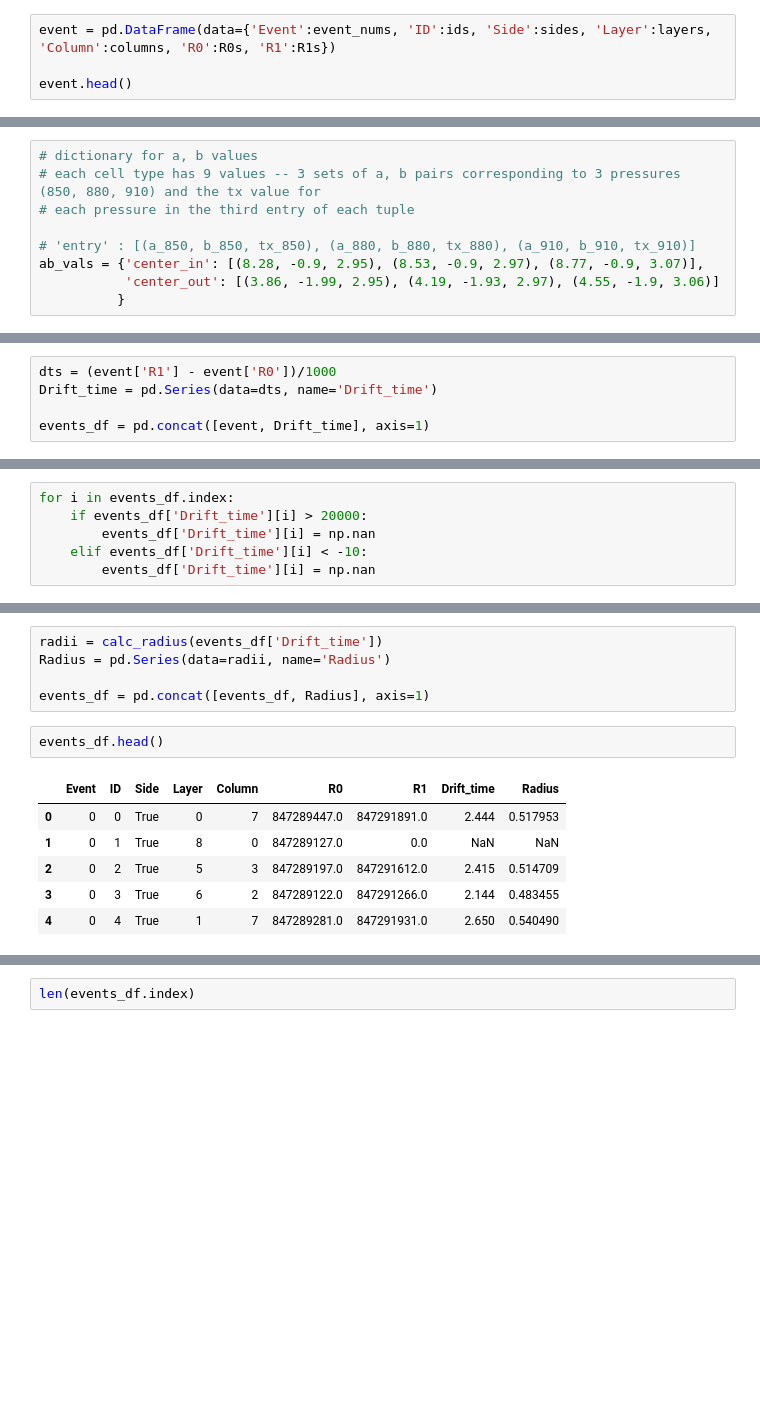
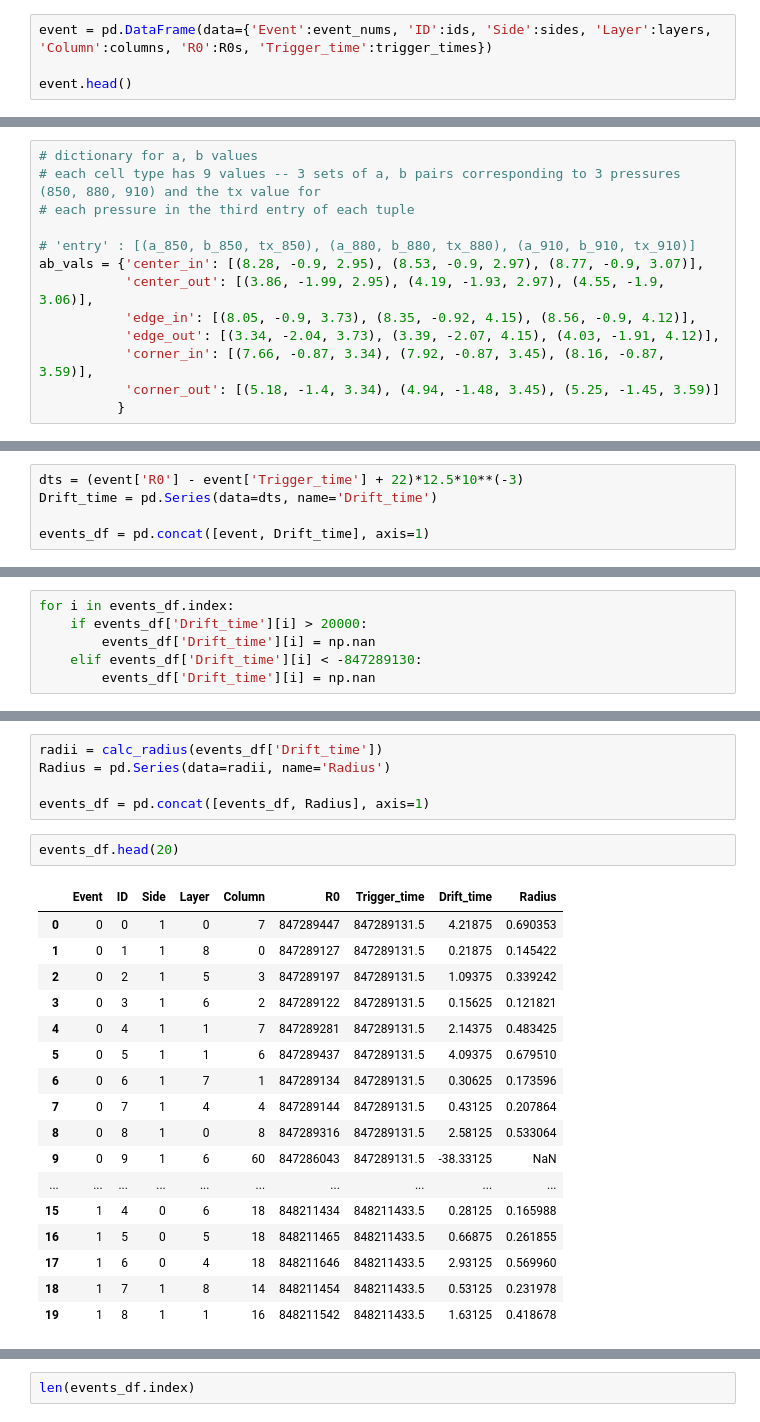
Before and after one commit to claireberschauer/MSc_Dissertation, a Jupyter notebook: Drift_model_testing.ipynb, the cells around one changed output, grey strips where cells are left out. Drawn from its saved outputs; the diff is of its cells as text; blank space fills up the shorter version.

```diff
--- a/Drift_model_testing.ipynb
+++ b/Drift_model_testing.ipynb
@@ -170,5 +263,5 @@ Runtime: 63.524857159455614 minutes
 # %%
-event = pd.DataFrame(data={'Event':event_nums, 'ID':ids, 'Side':sides, 'Layer':layers, 'Column':columns, 'R0':R0s, 'R1':R1s})
+event = pd.DataFrame(data={'Event':event_nums, 'ID':ids, 'Side':sides, 'Layer':layers, 'Column':columns, 'R0':R0s, 'Trigger_time':trigger_times})
 
 event.head()
 # %% [output]
@@ -213,7 +306,11 @@ print('Runtime:', tf - ti)
 
 # 'entry' : [(a_850, b_850, tx_850), (a_880, b_880, tx_880), (a_910, b_910, tx_910)]
 ab_vals = {'center_in': [(8.28, -0.9, 2.95), (8.53, -0.9, 2.97), (8.77, -0.9, 3.07)],
-           'center_out': [(3.86, -1.99, 2.95), (4.19, -1.93, 2.97), (4.55, -1.9, 3.06)]
+           'center_out': [(3.86, -1.99, 2.95), (4.19, -1.93, 2.97), (4.55, -1.9, 3.06)],
+           'edge_in': [(8.05, -0.9, 3.73), (8.35, -0.92, 4.15), (8.56, -0.9, 4.12)],
+           'edge_out': [(3.34, -2.04, 3.73), (3.39, -2.07, 4.15), (4.03, -1.91, 4.12)],
+           'corner_in': [(7.66, -0.87, 3.34), (7.92, -0.87, 3.45), (8.16, -0.87, 3.59)],
+           'corner_out': [(5.18, -1.4, 3.34), (4.94, -1.48, 3.45), (5.25, -1.45, 3.59)]
           }
 # %%
 # r(t) = (t/a)**(1/(1-b))
@@ -307,5 +389,5 @@ Length: 123, dtype: float64
 # %%
-dts = (event['R1'] - event['R0'])/1000
+dts = (event['R0'] - event['Trigger_time'] + 22)*12.5*10**(-3)
 Drift_time = pd.Series(data=dts, name='Drift_time')
 
 events_df = pd.concat([event, Drift_time], axis=1)
@@ -322,5 +408,5 @@ events_df.head()
 for i in events_df.index:
     if events_df['Drift_time'][i] > 20000:
         events_df['Drift_time'][i] = np.nan
-    elif events_df['Drift_time'][i] < -10:
+    elif events_df['Drift_time'][i] < -847289130:
         events_df['Drift_time'][i] = np.nan
@@ -356,12 +429,23 @@ Radius = pd.Series(data=radii, name='Radius')
 
 events_df = pd.concat([events_df, Radius], axis=1)
 # %%
-events_df.head()
+events_df.head(20)
 # %% [output]
-|  | Event | ID | Side | Layer | Column | R0 | R1 | Drift_time | Radius |
-| 0 | 0 | 0 | True | 0 | 7 | 847289447.0 | 847291891.0 | 2.444 | 0.517953 |
-| 1 | 0 | 1 | True | 8 | 0 | 847289127.0 | 0.0 | NaN | NaN |
-| 2 | 0 | 2 | True | 5 | 3 | 847289197.0 | 847291612.0 | 2.415 | 0.514709 |
-| 3 | 0 | 3 | True | 6 | 2 | 847289122.0 | 847291266.0 | 2.144 | 0.483455 |
-| 4 | 0 | 4 | True | 1 | 7 | 847289281.0 | 847291931.0 | 2.650 | 0.540490 |
+|  | Event | ID | Side | Layer | Column | R0 | Trigger_time | Drift_time | Radius |
+| 0 | 0 | 0 | 1 | 0 | 7 | 847289447 | 847289131.5 | 4.21875 | 0.690353 |
+| 1 | 0 | 1 | 1 | 8 | 0 | 847289127 | 847289131.5 | 0.21875 | 0.145422 |
+| 2 | 0 | 2 | 1 | 5 | 3 | 847289197 | 847289131.5 | 1.09375 | 0.339242 |
+| 3 | 0 | 3 | 1 | 6 | 2 | 847289122 | 847289131.5 | 0.15625 | 0.121821 |
+| 4 | 0 | 4 | 1 | 1 | 7 | 847289281 | 847289131.5 | 2.14375 | 0.483425 |
+| 5 | 0 | 5 | 1 | 1 | 6 | 847289437 | 847289131.5 | 4.09375 | 0.679510 |
+| 6 | 0 | 6 | 1 | 7 | 1 | 847289134 | 847289131.5 | 0.30625 | 0.173596 |
+| 7 | 0 | 7 | 1 | 4 | 4 | 847289144 | 847289131.5 | 0.43125 | 0.207864 |
+| 8 | 0 | 8 | 1 | 0 | 8 | 847289316 | 847289131.5 | 2.58125 | 0.533064 |
+| 9 | 0 | 9 | 1 | 6 | 60 | 847286043 | 847289131.5 | -38.33125 | NaN |
+| ... | ... | ... | ... | ... | ... | ... | ... | ... | ... |
+| 15 | 1 | 4 | 0 | 6 | 18 | 848211434 | 848211433.5 | 0.28125 | 0.165988 |
+| 16 | 1 | 5 | 0 | 5 | 18 | 848211465 | 848211433.5 | 0.66875 | 0.261855 |
+| 17 | 1 | 6 | 0 | 4 | 18 | 848211646 | 848211433.5 | 2.93125 | 0.569960 |
+| 18 | 1 | 7 | 1 | 8 | 14 | 848211454 | 848211433.5 | 0.53125 | 0.231978 |
+| 19 | 1 | 8 | 1 | 1 | 16 | 848211542 | 848211433.5 | 1.63125 | 0.418678 |
 # %%
```
Also changed, not shown: parts of 27 cells of this notebook.
